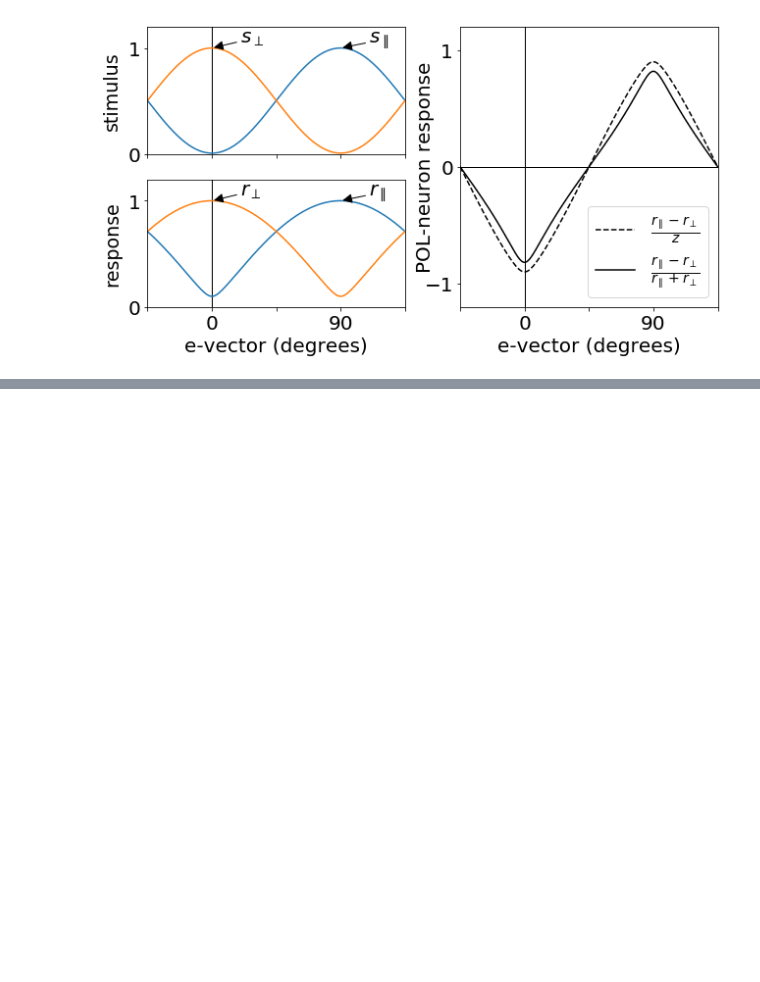
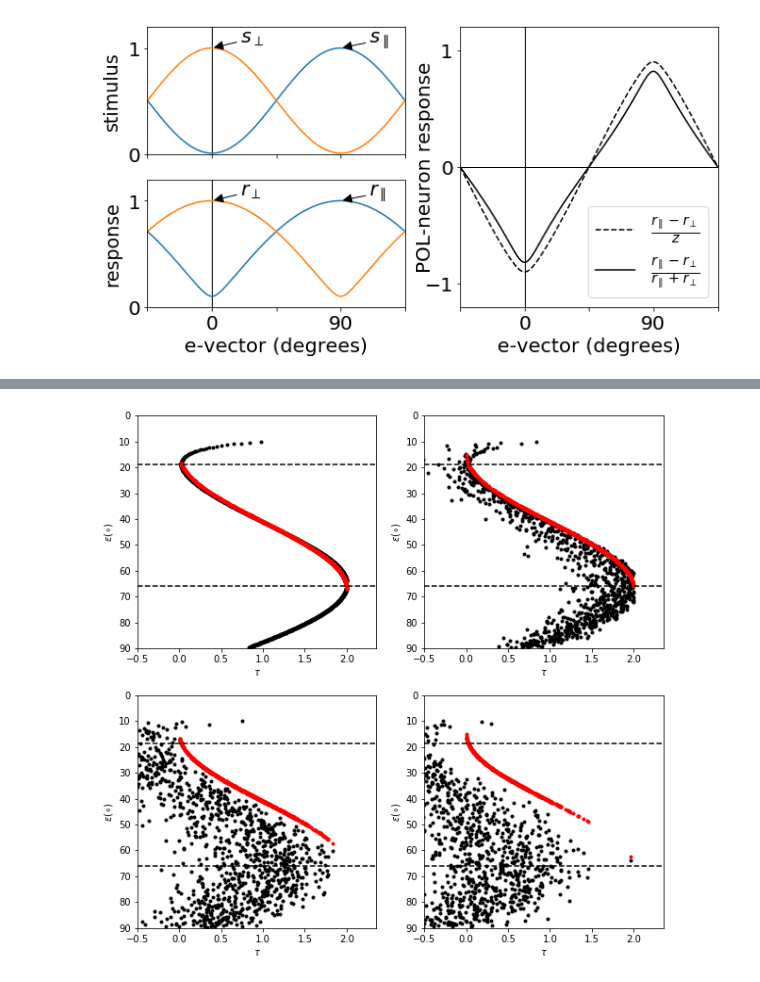
Before and after one commit to InsectRobotics/insectvision, a Jupyter notebook: notebooks/plos.ipynb, the cells around one changed output, grey strips where cells are left out. Drawn from its saved outputs; the diff is of its cells as text; code cells hidden in the pictures; blank space fills up the shorter version.

```diff
--- a/notebooks/plos.ipynb
+++ b/notebooks/plos.ipynb
@@ -78,0 +361,10 @@ plot_pol_neurons_rotating_linear_polariser(
+# %%
+from notebooks.plots import plot_res2ele
+
+plt.figure("res2ele", figsize=(10, 10))
+plot_res2ele(noise=0.00, subplot=221)
+plot_res2ele(noise=0.06, subplot=222)
+plot_res2ele(noise=0.26, subplot=223)
+plot_res2ele(noise=0.43, subplot=224).show()
+# %% [output]
+[figure, added]
```
Also changed, not shown: parts of 7 cells of this notebook, 7 other files.
